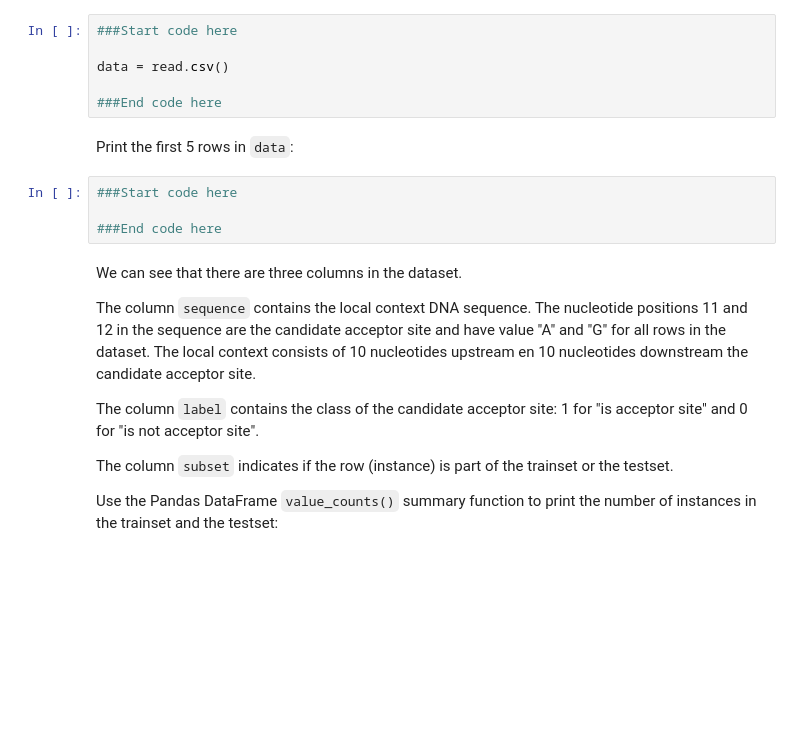
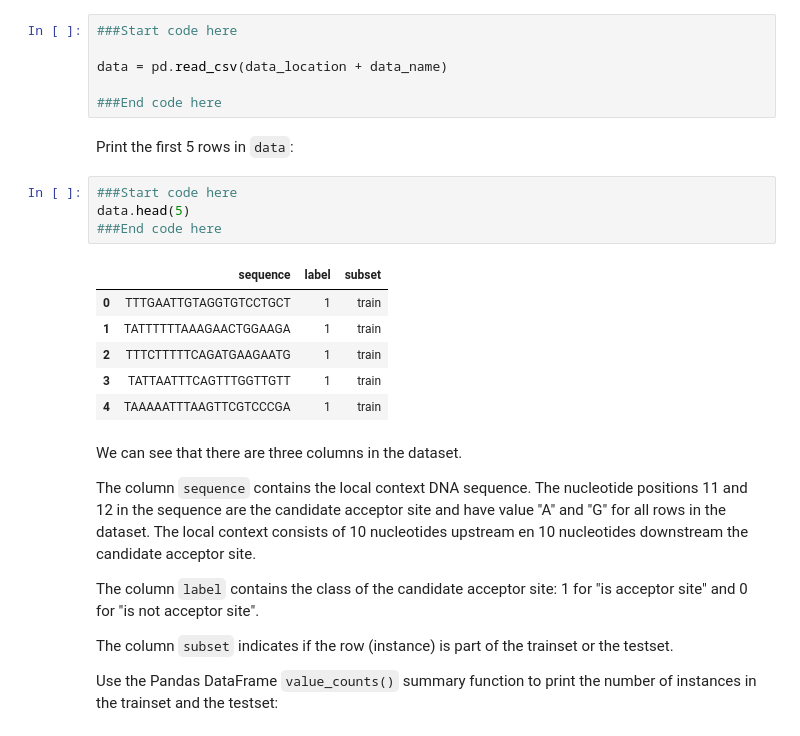
Before and after one commit to Tina1307/D012513A-Specialised-Bio-informatics-Machine-Learning, a Jupyter notebook: practicum_I/Splice_Site_Prediction.ipynb, the cells around one changed output. Cells and saved outputs as stored; diff of their text form; blank space fills up the shorter version.

```diff
--- a/practicum_I/Splice_Site_Prediction.ipynb
+++ b/practicum_I/Splice_Site_Prediction.ipynb
@@ -25,15 +25,22 @@ Read this `.csv` file from the `data_location` folder into a Pandas DataFrame ca
 # %%
 ###Start code here
 
-data = read.csv()
+data = pd.read_csv(data_location + data_name)
 
 ###End code here
 # %% [markdown]
 Print the first 5 rows in `data`:
 # %%
 ###Start code here
-
+data.head(5)
 ###End code here
+# %% [output]
+|  | sequence | label | subset |
+| 0 | TTTGAATTGTAGGTGTCCTGCT | 1 | train |
+| 1 | TATTTTTTAAAGAACTGGAAGA | 1 | train |
+| 2 | TTTCTTTTTCAGATGAAGAATG | 1 | train |
+| 3 | TATTAATTTCAGTTTGGTTGTT | 1 | train |
+| 4 | TAAAAATTTAAGTTCGTCCCGA | 1 | train |
 # %% [markdown]
 We can see that there are three columns in the dataset.
 
```
Also changed, not shown: parts of 25 cells of this notebook.
